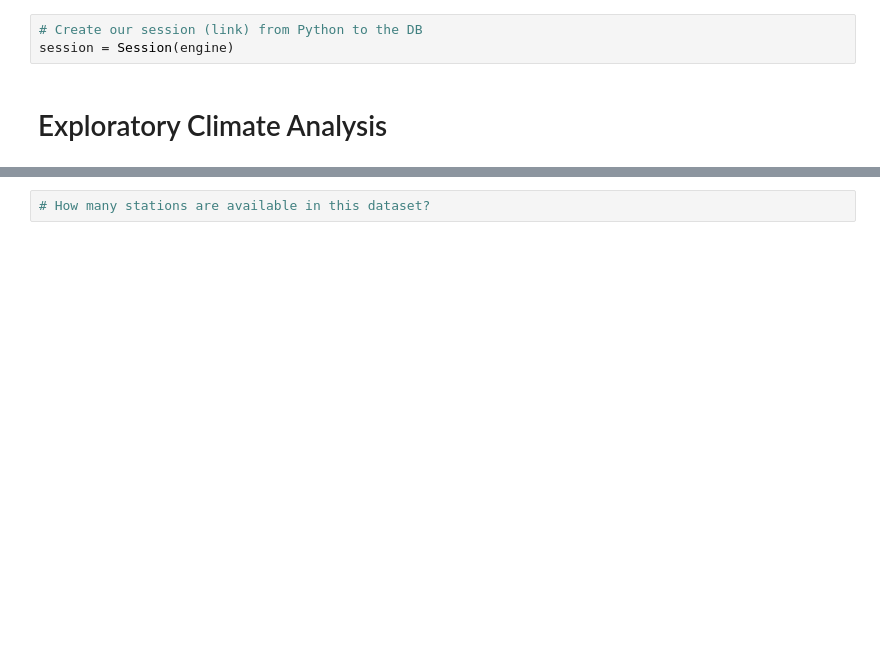
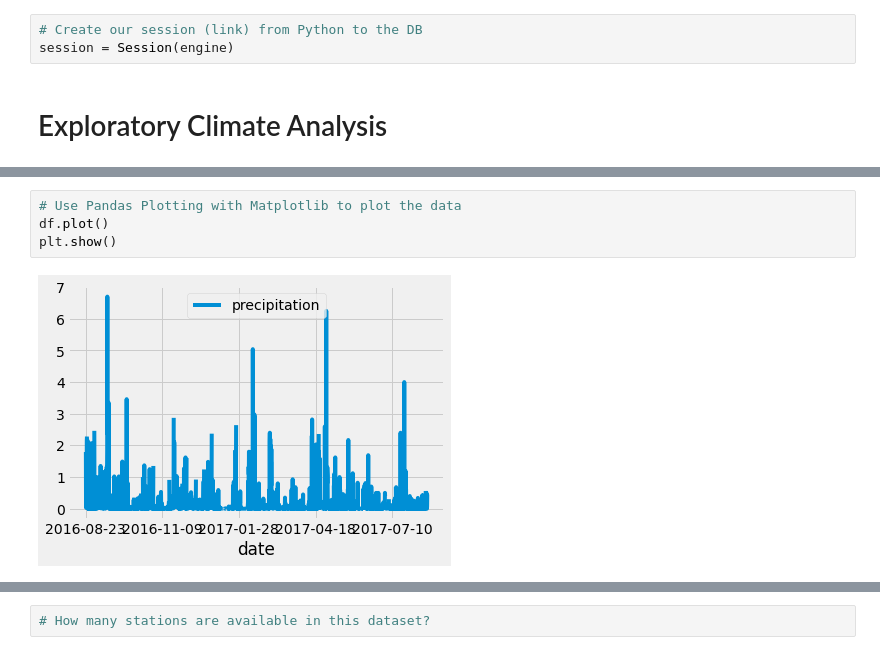
Before and after one commit to jtang3yo/Surfs_up, a Jupyter notebook: climate_analysis.ipynb, the cells around one changed output, grey strips where cells are left out. Saved outputs shown, nothing was run; the diff lists cells and outputs as text; blank space fills up the shorter version.

```diff
--- a/climate_analysis.ipynb
+++ b/climate_analysis.ipynb
@@ -54,2 +83,8 @@ session = Session(engine)
+# %%
+# Use Pandas Plotting with Matplotlib to plot the data
+df.plot()
+plt.show()
+# %% [output]
+[figure, added]
 # %%
 # Use Pandas to calcualte the summary statistics for the precipitation data
```
Also changed, not shown: parts of 2 cells of this notebook.
